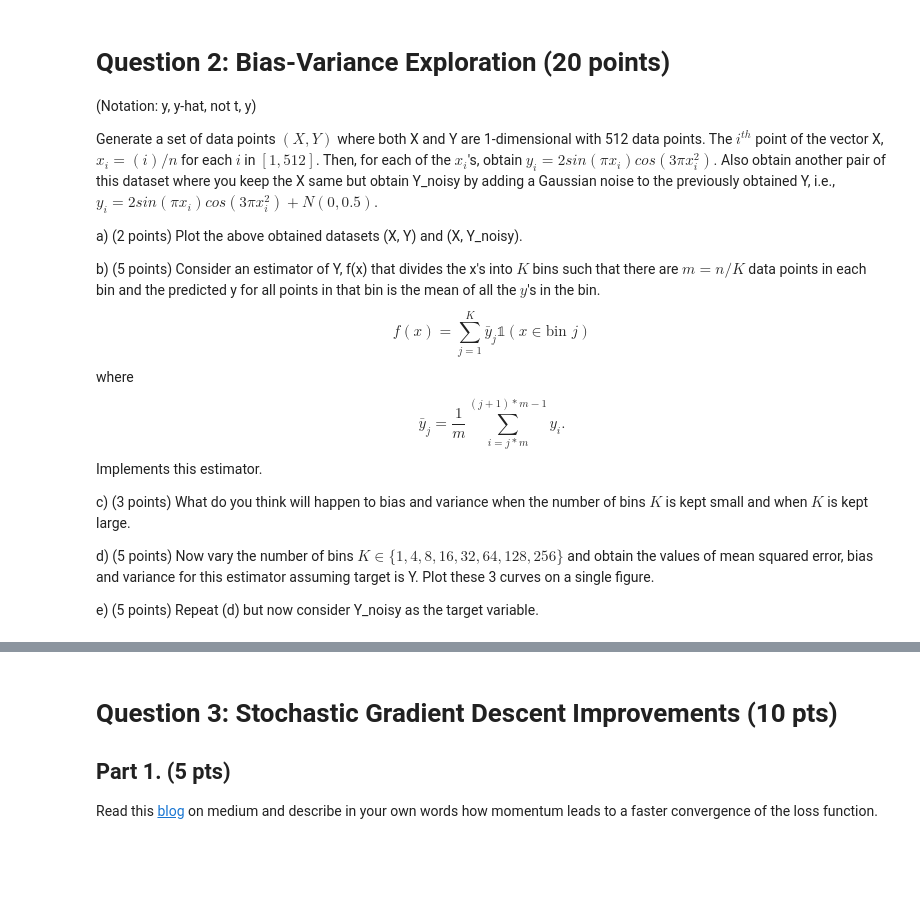
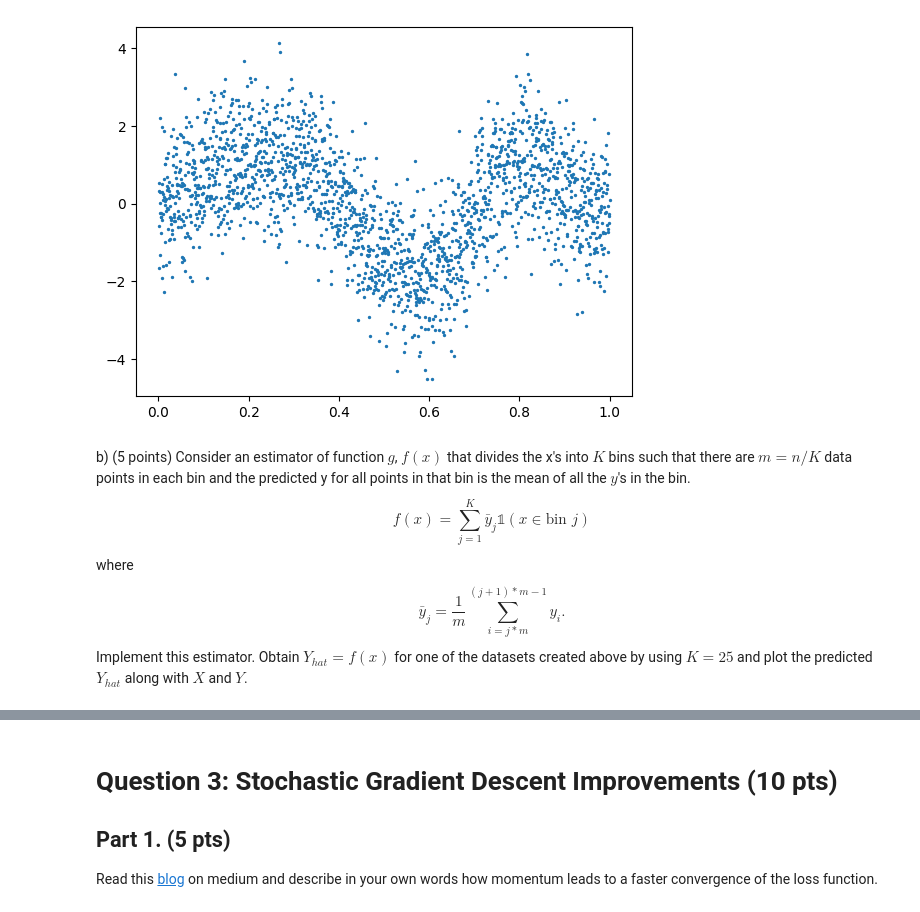
Before and after one commit to psinha25/ece381-aml, a Jupyter notebook: hw2/HW-2-2.ipynb, the cells around one changed output, grey strips where cells are left out. Saved outputs shown, nothing was run; the diff lists cells and outputs as text; code cells hidden in the pictures; blank space fills up the shorter version.

```diff
--- a/hw2/HW-2-2.ipynb
+++ b/hw2/HW-2-2.ipynb
@@ -21,13 +33,32 @@ Your homework should be written in a python notebook. If you prefer, you can wor
+# %%
+import numpy as np
+import math
+import matplotlib.pyplot as plt
+from sklearn.metrics import mean_squared_error
+def generate_data(num_points):
+  x = np.arange(1, num_points + 1) / num_points
+  ### START CODE ###
+  # Compute y according to the labeling function g
+  mean = 0
+  stddev = 1 # variance is sqrt(stddev) = 1
+  N = np.random.normal(mean, stddev, num_points)
+  y = [2 * math.sin(math.pi * i) * math.cos(3 * math.pi * (i ** 2)) + N[j] for j, i in enumerate(x)]
+  ### END CODE ###
+  return x,y
+# %%
+datasets = {}
+for j in range(10):
+  datasets[j] = {}
+  datasets[j]['X'], datasets[j]['Y'] = generate_data(2000)
+
+### START CODE ###
+# Plot y v.s. x of any one of the dataset
+plt.scatter(datasets[0]['X'], datasets[0]['Y'], s=2);
+### END CODE ###
+# %% [output]
+[figure, added]
 # %% [markdown]
-# Question 2: Bias-Variance Exploration (**20 points**)
-(Notation: y, y-hat, not t, y)
-
-Generate a set of data points $(X,Y)$ where both X and Y are 1-dimensional with 512 data points. The $i^{th}$ point of the vector X, $x_i = (i)/n$ for each $i$ in $[1,512]$. Then, for each of the $x_i$'s, obtain $y_i = 2sin(\pi
-x_i)cos(3\pi x_i^2).$ Also obtain another pair of this dataset where you keep the X same but obtain Y_noisy by adding a Gaussian noise to the previously obtained Y, i.e., $y_i = 2sin(\pi x_i)cos(3\pi x_i^2) + N(0,0.5)$.
-
-a) (2 points) Plot the above obtained datasets (X, Y) and (X, Y_noisy).
-
-b) (5 points) Consider an estimator of Y, f(x) that divides the x's into $K$ bins such that there are $m = n/K$ data points in each bin and the predicted y for all points in that bin is the mean of all the $y$'s in the bin.
+b) (5 points) Consider an estimator of function $g$, $f(x)$ that divides the x's into $K$ bins such that there are $m = n/K$ data points in each bin and the predicted y for all points in that bin is the mean of all the $y$'s in the bin.
 $$
 f(x) = \sum_{j=1}^{K} \bar{y}_j \mathbb{1}(x \in \text{bin } j)
 $$
@@ -35,10 +66,4 @@ where
 $$
 \bar{y}_j = \frac{1}{m}\sum_{i=j*m}^{(j+1)*m-1} y_i.
 $$
-Implements this estimator.
-
-c) (3 points) What do you think will happen to bias and variance when the number of bins $K$ is kept small and when $K$ is kept large.
-
-d) (5 points) Now vary the number of bins $K \in \{1,4,8,16,32,64,128,256\}$ and obtain the values of mean squared error, bias and variance for this estimator assuming target is Y. Plot these 3 curves on a single figure.
-
-e) (5 points) Repeat (d) but now consider Y_noisy as the target variable.
+Implement this estimator. Obtain $Y_{hat} = f(x)$ for one of the datasets created above by using $K=25$ and plot the predicted $Y_{hat}$ along with $X$ and $Y$.
```
Also changed, not shown: parts of 14 cells of this notebook.
